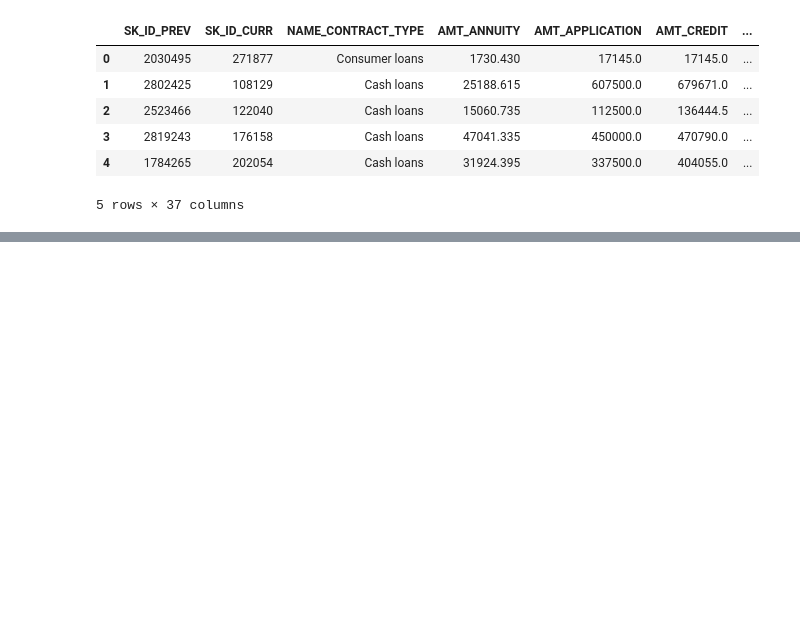
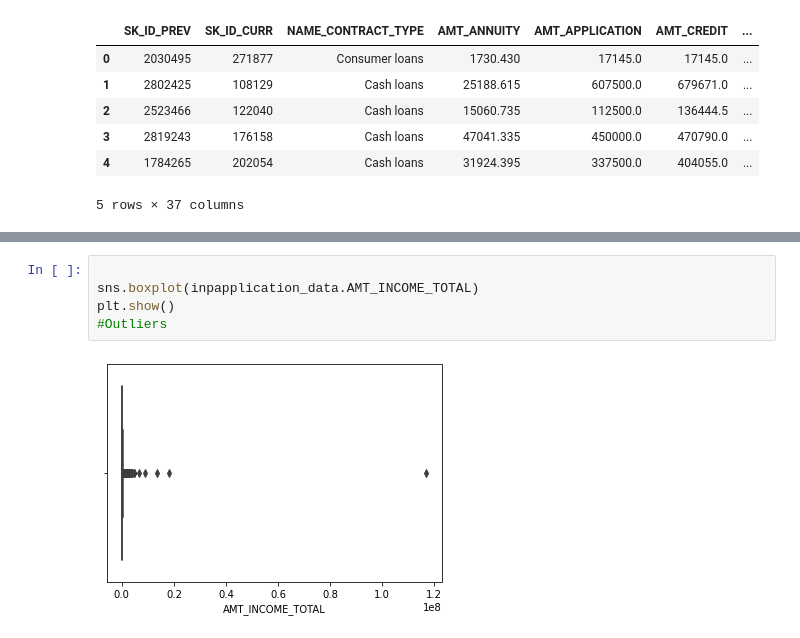
Before and after one commit to Achin-C/CaseStudyEDA, a Jupyter notebook: EDACasetudy-Copy1.ipynb, the cells around one changed output, grey strips where cells are left out. Drawn from its saved outputs; the diff is of its cells as text; blank space fills up the shorter version.

```diff
--- a/EDACasetudy-Copy1.ipynb
+++ b/EDACasetudy-Copy1.ipynb
@@ -45,0 +212,7 @@ inpcolumns_description
+# %%
+
+sns.boxplot(inpapplication_data.AMT_INCOME_TOTAL)
+plt.show()
+#Outliers
+# %% [output]
+[figure, added]
```
Also changed, not shown: parts of 36 cells of this notebook.
